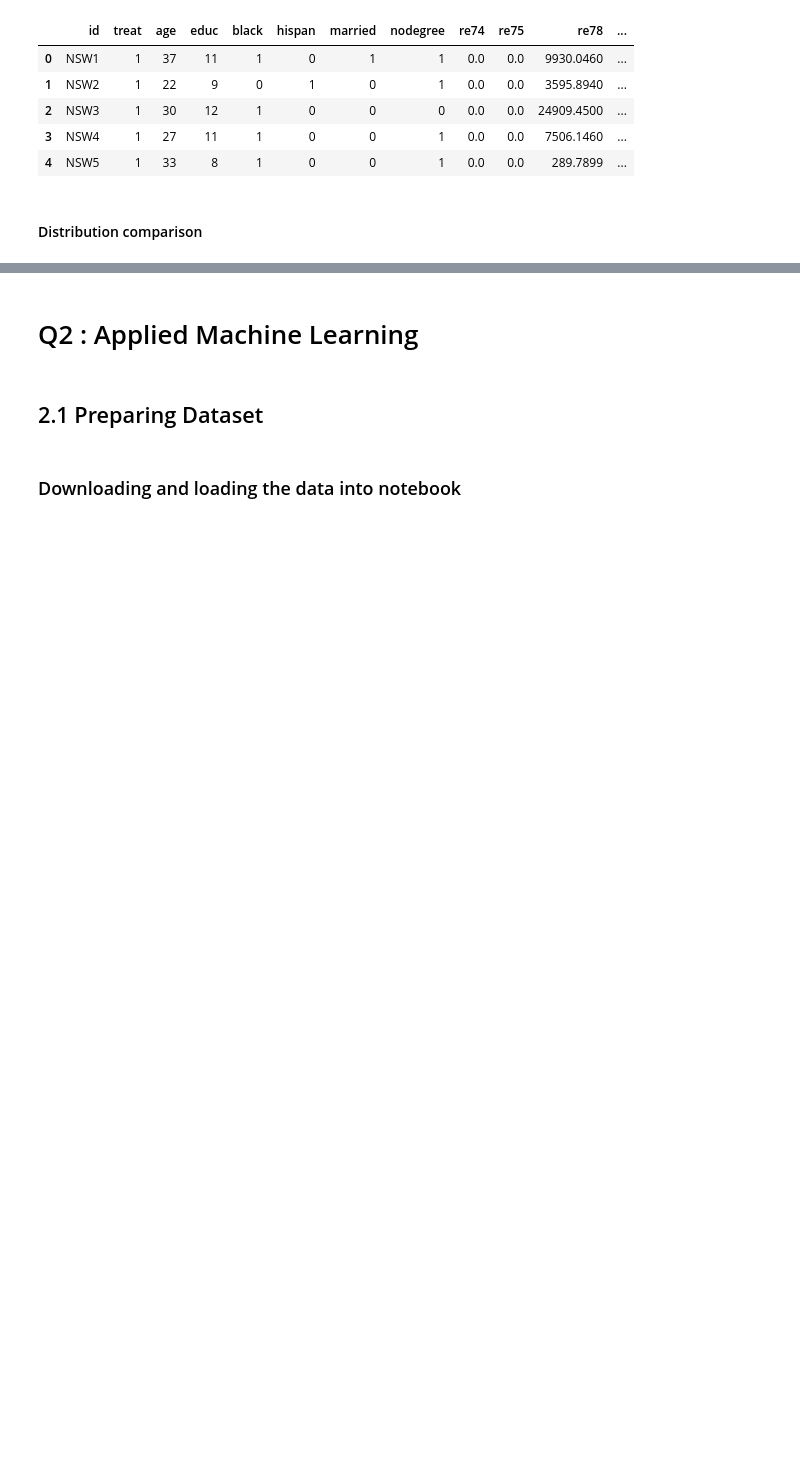
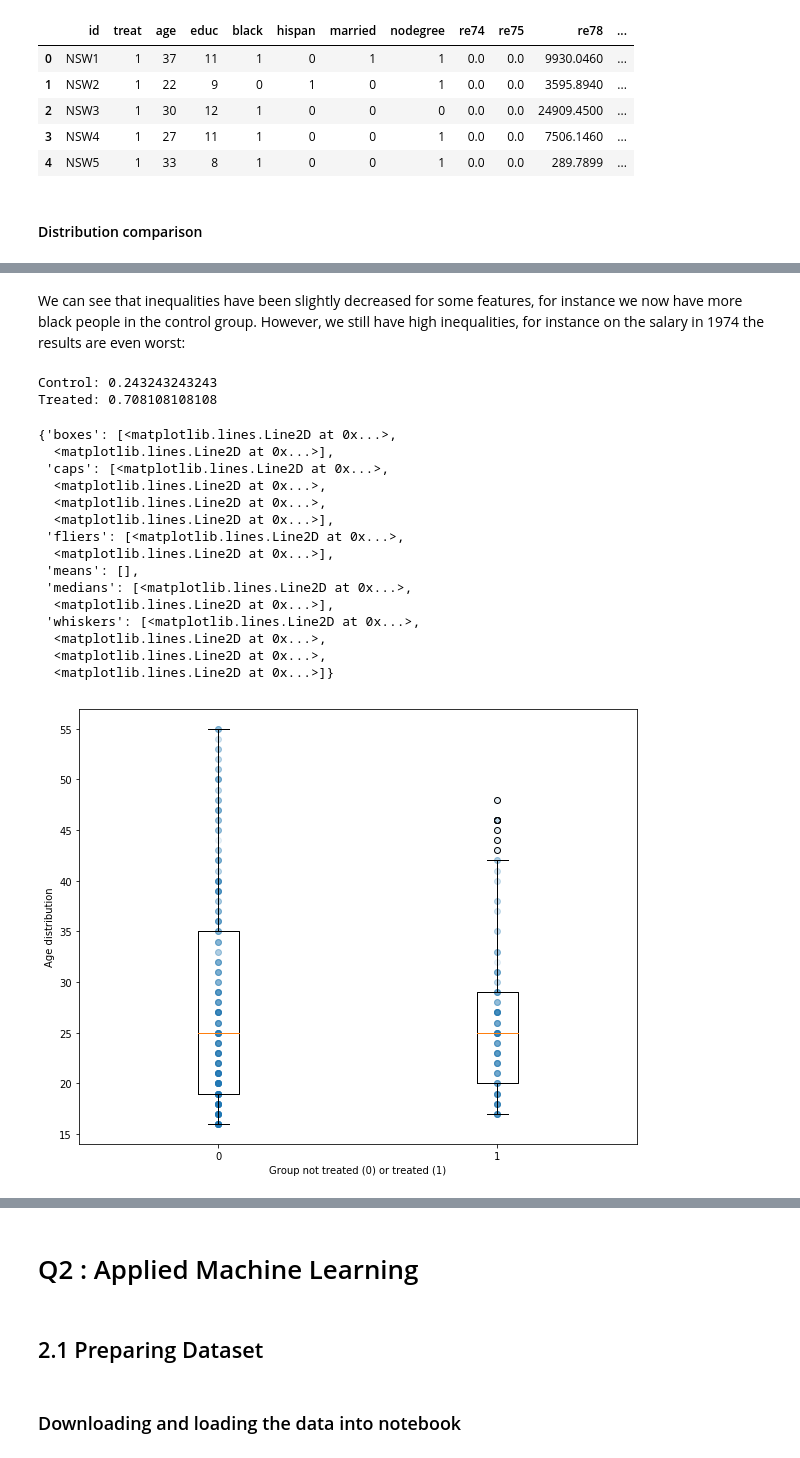
Before and after one commit to Coac/epfl-ada, a Jupyter notebook: 04 - Applied ML/Homework 4.ipynb, the cells around one changed output, grey strips where cells are left out. Cells and saved outputs as stored; diff of their text form; code cells hidden in the pictures; blank space fills up the shorter version.

```diff
--- a/04 - Applied ML/Homework 4.ipynb
+++ b/04 - Applied ML/Homework 4.ipynb
@@ -259,0 +316,36 @@ control_df.describe()
+# %% [markdown]
+We can see that inequalities have been slightly decreased for some features, for instance we now have more black people in the control group. However, we still have high inequalities, for instance on the salary in 1974 the results are even worst:
+# %%
+print('Control: ' + str(control_df.re74[control_df.re74 == 0].count() / control_df.re74.count()))
+print('Treated: ' + str(treated_df.re74[treated_df.re74 == 0].count() / treated_df.re74.count()))
+# %% [output]
+Control: 0.243243243243
+Treated: 0.708108108108
+# %%
+plt.figure(figsize=(10, 8))
+plt.scatter(lalonde_df.treat, lalonde_df.age, alpha=0.1)
+
+plt.xlabel('Group not treated (0) or treated (1)')
+plt.ylabel('Age distribution')
+
+treated_df = lalonde_df[lalonde_df.treat == 1]
+control_df = lalonde_df[lalonde_df.treat == 0]
+
+plt.boxplot([control_df.age, treated_df.age], positions=[0, 1])
+# %% [output]
+{'boxes': [<matplotlib.lines.Line2D at 0x...>,
+  <matplotlib.lines.Line2D at 0x...>],
+ 'caps': [<matplotlib.lines.Line2D at 0x...>,
+  <matplotlib.lines.Line2D at 0x...>,
+  <matplotlib.lines.Line2D at 0x...>,
+  <matplotlib.lines.Line2D at 0x...>],
+ 'fliers': [<matplotlib.lines.Line2D at 0x...>,
+  <matplotlib.lines.Line2D at 0x...>],
+ 'means': [],
+ 'medians': [<matplotlib.lines.Line2D at 0x...>,
+  <matplotlib.lines.Line2D at 0x...>],
+ 'whiskers': [<matplotlib.lines.Line2D at 0x...>,
+  <matplotlib.lines.Line2D at 0x...>,
+  <matplotlib.lines.Line2D at 0x...>,
+  <matplotlib.lines.Line2D at 0x...>]}
+[figure, added]
```
Also changed, not shown: parts of 22 cells of this notebook.
